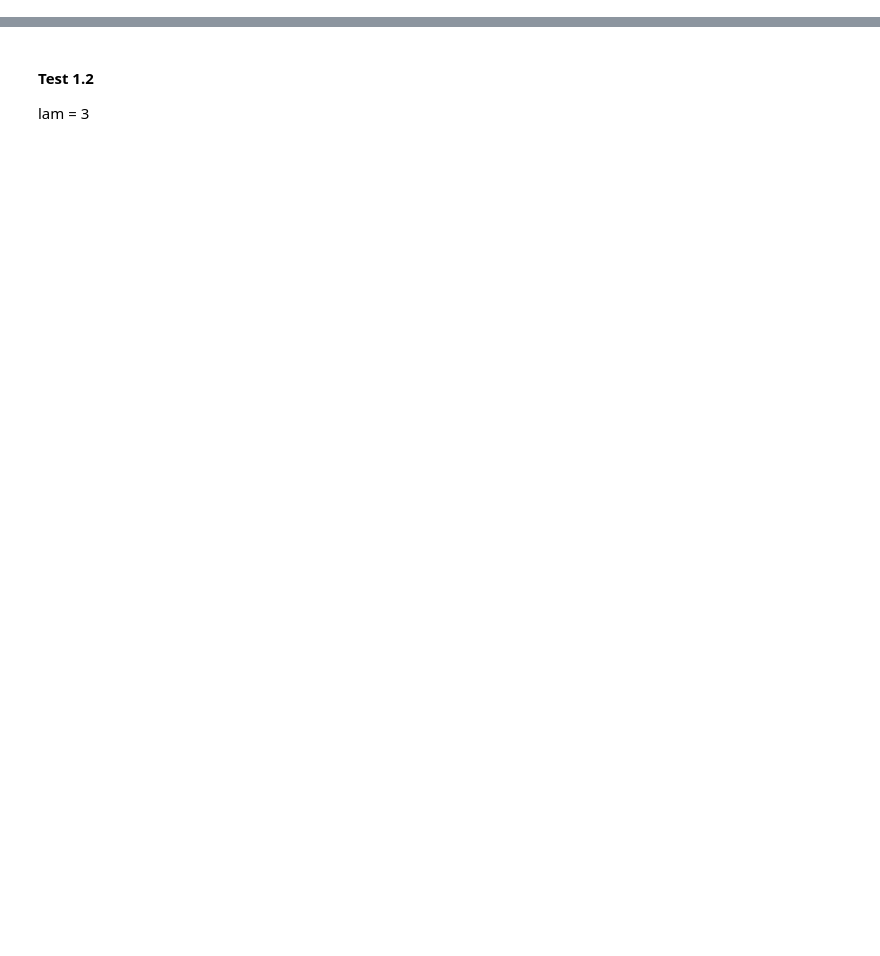
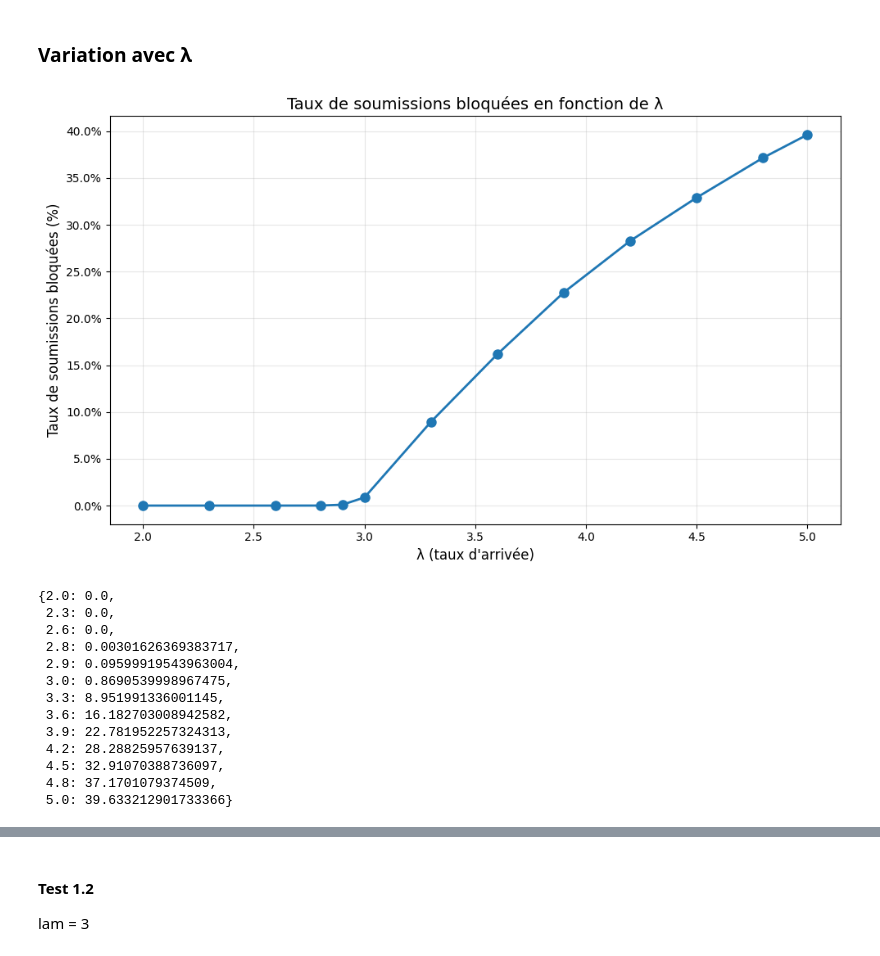
Before and after one commit to InfernalPumkin/Ero2, a Jupyter notebook: test_firewall.ipynb, the cells around one changed output, grey strips where cells are left out. Saved outputs shown, nothing was run; the diff lists cells and outputs as text; code cells hidden in the pictures; blank space fills up the shorter version.

```diff
--- a/test_firewall.ipynb
+++ b/test_firewall.ipynb
@@ -70,0 +214,76 @@ def increment_mu_send(n, name):
+# %% [markdown]
+### Variation avec λ
+# %%
+out_prefix = "results_lam_2.0"
+lam = 2.0
+!python3 waterfall_simpy.py --lam {lam} --mu-exec {mu_exec} --mu-send {mu_send} --K {k} --ks {ks} --kf {kf} --sim-time {sim_time} --runs {runs} --backup {backup} --backup-p {backup_p} --seed {seed} --out-prefix {out_prefix}
+out_prefix = "results_lam_2.3"
+lam = 2.3
+!python3 waterfall_simpy.py --lam {lam} --mu-exec {mu_exec} --mu-send {mu_send} --K {k} --ks {ks} --kf {kf} --sim-time {sim_time} --runs {runs} --backup {backup} --backup-p {backup_p} --seed {seed} --out-prefix {out_prefix}
+out_prefix = "results_lam_2.6"
+lam = 2.6
+!python3 waterfall_simpy.py --lam {lam} --mu-exec {mu_exec} --mu-send {mu_send} --K {k} --ks {ks} --kf {kf} --sim-time {sim_time} --runs {runs} --backup {backup} --backup-p {backup_p} --seed {seed} --out-prefix {out_prefix}
+out_prefix = "results_lam_2.8"
+lam = 2.8
+!python3 waterfall_simpy.py --lam {lam} --mu-exec {mu_exec} --mu-send {mu_send} --K {k} --ks {ks} --kf {kf} --sim-time {sim_time} --runs {runs} --backup {backup} --backup-p {backup_p} --seed {seed} --out-prefix {out_prefix}
+out_prefix = "results_lam_2.9"
+lam = 2.9
+!python3 waterfall_simpy.py --lam {lam} --mu-exec {mu_exec} --mu-send {mu_send} --K {k} --ks {ks} --kf {kf} --sim-time {sim_time} --runs {runs} --backup {backup} --backup-p {backup_p} --seed {seed} --out-prefix {out_prefix}
+out_prefix = "results_lam_3.0"
+lam = 3.0
+!python3 waterfall_simpy.py --lam {lam} --mu-exec {mu_exec} --mu-send {mu_send} --K {k} --ks {ks} --kf {kf} --sim-time {sim_time} --runs {runs} --backup {backup} --backup-p {backup_p} --seed {seed} --out-prefix {out_prefix}
+out_prefix = "results_lam_3.3"
+lam = 3.3
+!python3 waterfall_simpy.py --lam {lam} --mu-exec {mu_exec} --mu-send {mu_send} --K {k} --ks {ks} --kf {kf} --sim-time {sim_time} --runs {runs} --backup {backup} --backup-p {backup_p} --seed {seed} --out-prefix {out_prefix}
+lam = 3.6
+out_prefix = "results_lam_3.6"
+!python3 waterfall_simpy.py --lam {lam} --mu-exec {mu_exec} --mu-send {mu_send} --K {k} --ks {ks} --kf {kf} --sim-time {sim_time} --runs {runs} --backup {backup} --backup-p {backup_p} --seed {seed} --out-prefix {out_prefix}
+lam = 3.9
+out_prefix = "results_lam_3.9"
+!python3 waterfall_simpy.py --lam {lam} --mu-exec {mu_exec} --mu-send {mu_send} --K {k} --ks {ks} --kf {kf} --sim-time {sim_time} --runs {runs} --backup {backup} --backup-p {backup_p} --seed {seed} --out-prefix {out_prefix}
+lam = 4.2
+out_prefix = "results_lam_4.2"
+!python3 waterfall_simpy.py --lam {lam} --mu-exec {mu_exec} --mu-send {mu_send} --K {k} --ks {ks} --kf {kf} --sim-time {sim_time} --runs {runs} --backup {backup} --backup-p {backup_p} --seed {seed} --out-prefix {out_prefix}
+lam = 4.5
+out_prefix = "results_lam_4.5"
+!python3 waterfall_simpy.py --lam {lam} --mu-exec {mu_exec} --mu-send {mu_send} --K {k} --ks {ks} --kf {kf} --sim-time {sim_time} --runs {runs} --backup {backup} --backup-p {backup_p} --seed {seed} --out-prefix {out_prefix}
+lam = 4.8
+out_prefix = "results_lam_4.8"
+!python3 waterfall_simpy.py --lam {lam} --mu-exec {mu_exec} --mu-send {mu_send} --K {k} --ks {ks} --kf {kf} --sim-time {sim_time} --runs {runs} --backup {backup} --backup-p {backup_p} --seed {seed} --out-prefix {out_prefix}
+lam = 5.0
+out_prefix = "results_lam_5.0"
+!python3 waterfall_simpy.py --lam {lam} --mu-exec {mu_exec} --mu-send {mu_send} --K {k} --ks {ks} --kf {kf} --sim-time {sim_time} --runs {runs} --backup {backup} --backup-p {backup_p} --seed {seed} --out-prefix {out_prefix}
+
+plot_blocked_submit_vs_lam(
+    lam_values=[2.0, 2.3, 2.6, 2.8, 2.9, 3.0, 3.3, 3.6, 3.9, 4.2, 4.5, 4.8, 5.0],
+    result_prefixes=[
+        "results_lam_2.0",
+        "results_lam_2.3",
+        "results_lam_2.6",
+        "results_lam_2.8",
+        "results_lam_2.9",
+        "results_lam_3.0",
+        "results_lam_3.3",
+        "results_lam_3.6",
+        "results_lam_3.9",
+        "results_lam_4.2",
+        "results_lam_4.5",
+        "results_lam_4.8",
+        "results_lam_5.0"
+    ]
+)
+# %% [output]
+[figure, added]
+{2.0: 0.0,
+ 2.3: 0.0,
+ 2.6: 0.0,
+ 2.8: 0.00301626369383717,
+ 2.9: 0.09599919543963004,
+ 3.0: 0.8690539998967475,
+ 3.3: 8.951991336001145,
+ 3.6: 16.182703008942582,
+ 3.9: 22.781952257324313,
+ 4.2: 28.28825957639137,
+ 4.5: 32.91070388736097,
+ 4.8: 37.1701079374509,
+ 5.0: 39.633212901733366}
```
Also changed, not shown: parts of 20 cells of this notebook, 3 other files.
